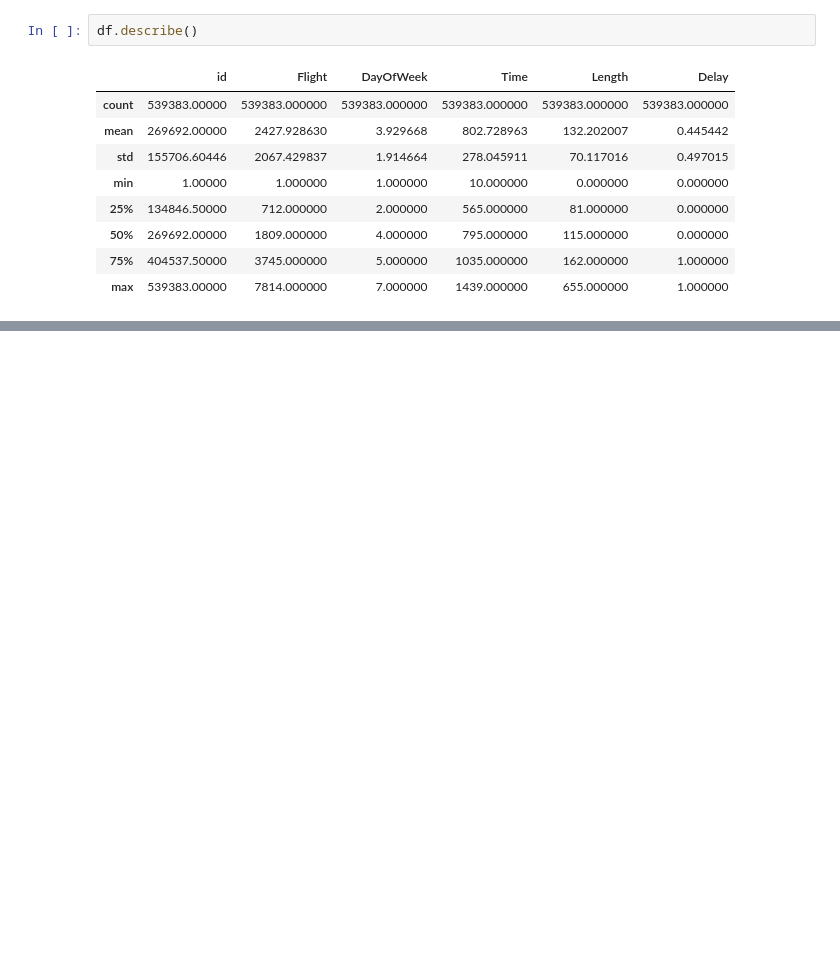
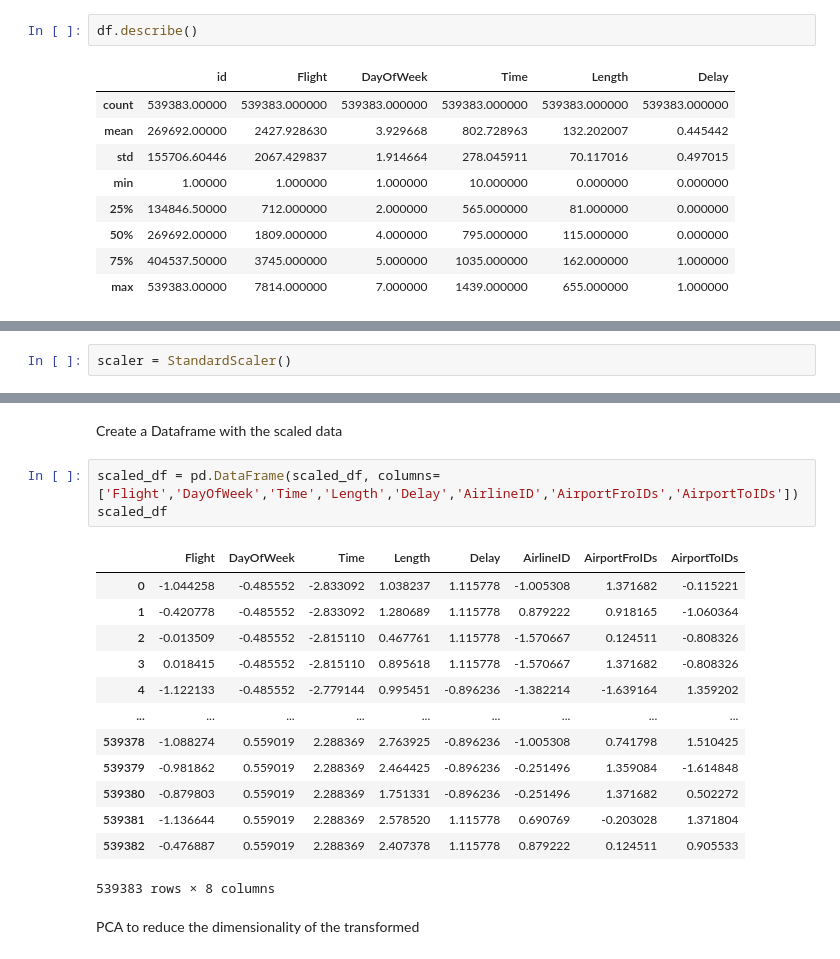
Before and after one commit to stacjstaton/ai-project2-flight-delay-predictions, a Jupyter notebook: example.ipynb, the cells around one changed output, grey strips where cells are left out. Saved outputs shown, nothing was run; the diff lists cells and outputs as text; blank space fills up the shorter version.

```diff
--- a/example.ipynb
+++ b/example.ipynb
@@ -32,0 +179,2 @@ df.describe()
+# %%
+scaler = StandardScaler()
@@ -32,0 +186,21 @@ df.describe()
+# %% [markdown]
+Create a Dataframe with the scaled data
+# %%
+scaled_df = pd.DataFrame(scaled_df, columns=['Flight','DayOfWeek','Time','Length','Delay','AirlineID','AirportFroIDs','AirportToIDs'])
+scaled_df
+# %% [output]
+|  | Flight | DayOfWeek | Time | Length | Delay | AirlineID | AirportFroIDs | AirportToIDs |
+| 0 | -1.044258 | -0.485552 | -2.833092 | 1.038237 | 1.115778 | -1.005308 | 1.371682 | -0.115221 |
+| 1 | -0.420778 | -0.485552 | -2.833092 | 1.280689 | 1.115778 | 0.879222 | 0.918165 | -1.060364 |
+| 2 | -0.013509 | -0.485552 | -2.815110 | 0.467761 | 1.115778 | -1.570667 | 0.124511 | -0.808326 |
+| 3 | 0.018415 | -0.485552 | -2.815110 | 0.895618 | 1.115778 | -1.570667 | 1.371682 | -0.808326 |
+| 4 | -1.122133 | -0.485552 | -2.779144 | 0.995451 | -0.896236 | -1.382214 | -1.639164 | 1.359202 |
+| ... | ... | ... | ... | ... | ... | ... | ... | ... |
+| 539378 | -1.088274 | 0.559019 | 2.288369 | 2.763925 | -0.896236 | -1.005308 | 0.741798 | 1.510425 |
+| 539379 | -0.981862 | 0.559019 | 2.288369 | 2.464425 | -0.896236 | -0.251496 | 1.359084 | -1.614848 |
+| 539380 | -0.879803 | 0.559019 | 2.288369 | 1.751331 | -0.896236 | -0.251496 | 1.371682 | 0.502272 |
+| 539381 | -1.136644 | 0.559019 | 2.288369 | 2.578520 | 1.115778 | 0.690769 | -0.203028 | 1.371804 |
+| 539382 | -0.476887 | 0.559019 | 2.288369 | 2.407378 | 1.115778 | 0.879222 | 0.124511 | 0.905533 |
+539383 rows × 8 columns
+# %% [markdown]
+PCA to reduce the dimensionality of the transformed
```
Also changed, not shown: parts of 19 cells of this notebook.
